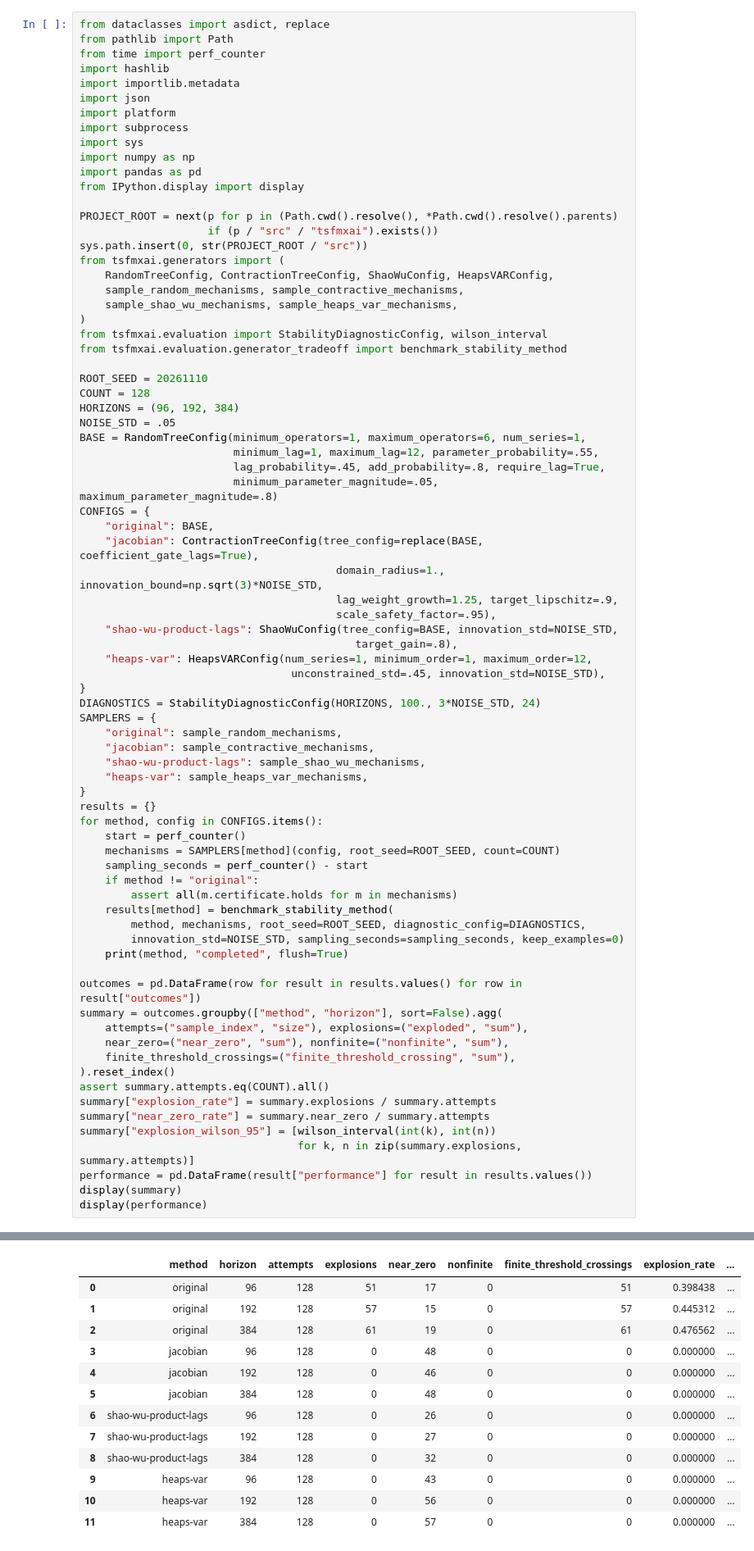
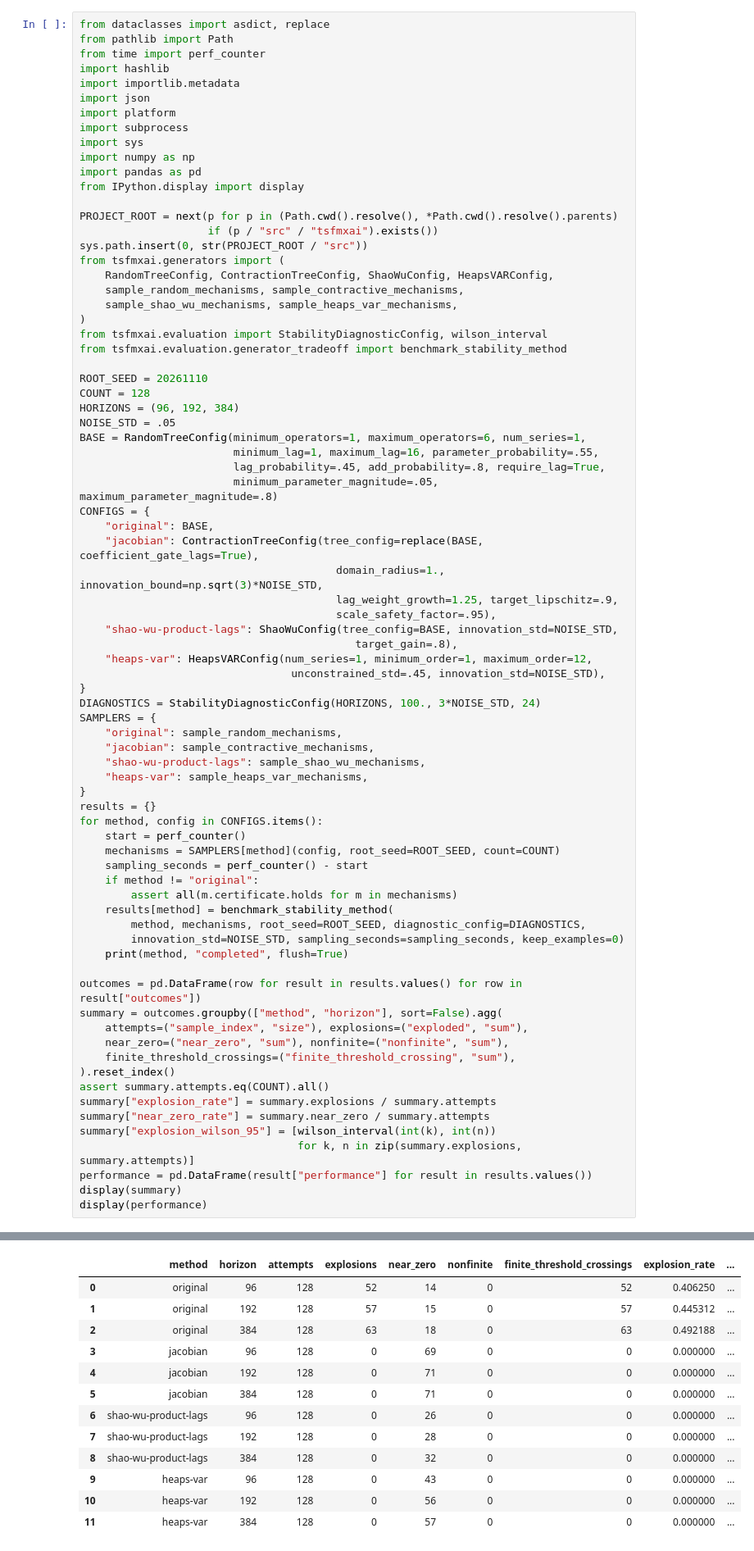
Before and after one commit to MateusWiteck/tsfmxai, a Jupyter notebook: experiments/abstract_syntax_tree/final_methods/00_final_methods_tradeoff.ipynb, the cells around one changed output, grey strips where cells are left out. Shown at 82% size. Drawn from its saved outputs; the diff is of its cells as text.

```diff
--- a/experiments/abstract_syntax_tree/final_methods/00_final_methods_tradeoff.ipynb
+++ b/experiments/abstract_syntax_tree/final_methods/00_final_methods_tradeoff.ipynb
@@ -32,7 +32,7 @@ COUNT = 128
 HORIZONS = (96, 192, 384)
 NOISE_STD = .05
 BASE = RandomTreeConfig(minimum_operators=1, maximum_operators=6, num_series=1,
-                        minimum_lag=1, maximum_lag=12, parameter_probability=.55,
+                        minimum_lag=1, maximum_lag=16, parameter_probability=.55,
                         lag_probability=.45, add_probability=.8, require_lag=True,
                         minimum_parameter_magnitude=.05, maximum_parameter_magnitude=.8)
 CONFIGS = {
@@ -58,41 +58,41 @@ for method, config in CONFIGS.items():
     start = perf_counter()
     mechanisms = SAMPLERS[method](config, root_seed=ROOT_SEED, count=COUNT)
     sampling_seconds = perf_counter() - start
     if method != "original":
         assert all(m.certificate.holds for m in mechanisms)
     results[method] = benchmark_stability_method(
         method, mechanisms, root_seed=ROOT_SEED, diagnostic_config=DIAGNOSTICS,
         innovation_std=NOISE_STD, sampling_seconds=sampling_seconds, keep_examples=0)
     print(method, "completed", flush=True)
 
 outcomes = pd.DataFrame(row for result in results.values() for row in result["outcomes"])
 summary = outcomes.groupby(["method", "horizon"], sort=False).agg(
     attempts=("sample_index", "size"), explosions=("exploded", "sum"),
     near_zero=("near_zero", "sum"), nonfinite=("nonfinite", "sum"),
     finite_threshold_crossings=("finite_threshold_crossing", "sum"),
 ).reset_index()
 assert summary.attempts.eq(COUNT).all()
 summary["explosion_rate"] = summary.explosions / summary.attempts
 summary["near_zero_rate"] = summary.near_zero / summary.attempts
 summary["explosion_wilson_95"] = [wilson_interval(int(k), int(n))
                                   for k, n in zip(summary.explosions, summary.attempts)]
 performance = pd.DataFrame(result["performance"] for result in results.values())
 display(summary)
 display(performance)
 # %% [output]
 original completed
 jacobian completed
 shao-wu-product-lags completed
 heaps-var completed
 |  | method | horizon | attempts | explosions | near_zero | nonfinite | finite_threshold_crossings | explosion_rate | ... |
-| 0 | original | 96 | 128 | 51 | 17 | 0 | 51 | 0.398438 | ... |
+| 0 | original | 96 | 128 | 52 | 14 | 0 | 52 | 0.406250 | ... |
 | 1 | original | 192 | 128 | 57 | 15 | 0 | 57 | 0.445312 | ... |
-| 2 | original | 384 | 128 | 61 | 19 | 0 | 61 | 0.476562 | ... |
-| 3 | jacobian | 96 | 128 | 0 | 48 | 0 | 0 | 0.000000 | ... |
-| 4 | jacobian | 192 | 128 | 0 | 46 | 0 | 0 | 0.000000 | ... |
-| 5 | jacobian | 384 | 128 | 0 | 48 | 0 | 0 | 0.000000 | ... |
+| 2 | original | 384 | 128 | 63 | 18 | 0 | 63 | 0.492188 | ... |
+| 3 | jacobian | 96 | 128 | 0 | 69 | 0 | 0 | 0.000000 | ... |
+| 4 | jacobian | 192 | 128 | 0 | 71 | 0 | 0 | 0.000000 | ... |
+| 5 | jacobian | 384 | 128 | 0 | 71 | 0 | 0 | 0.000000 | ... |
 | 6 | shao-wu-product-lags | 96 | 128 | 0 | 26 | 0 | 0 | 0.000000 | ... |
-| 7 | shao-wu-product-lags | 192 | 128 | 0 | 27 | 0 | 0 | 0.000000 | ... |
+| 7 | shao-wu-product-lags | 192 | 128 | 0 | 28 | 0 | 0 | 0.000000 | ... |
 | 8 | shao-wu-product-lags | 384 | 128 | 0 | 32 | 0 | 0 | 0.000000 | ... |
 | 9 | heaps-var | 96 | 128 | 0 | 43 | 0 | 0 | 0.000000 | ... |
 | 10 | heaps-var | 192 | 128 | 0 | 56 | 0 | 0 | 0.000000 | ... |
```
Also changed, not shown: parts of 2 cells of this notebook.
